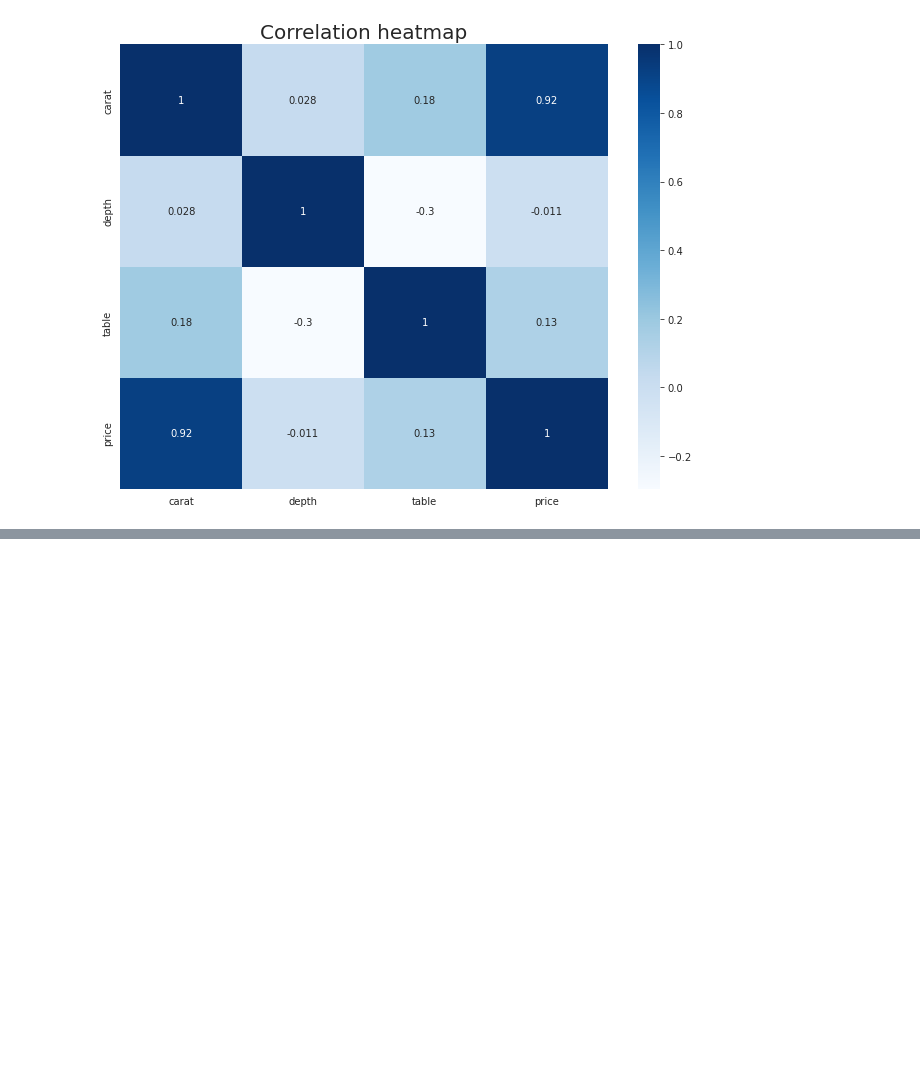
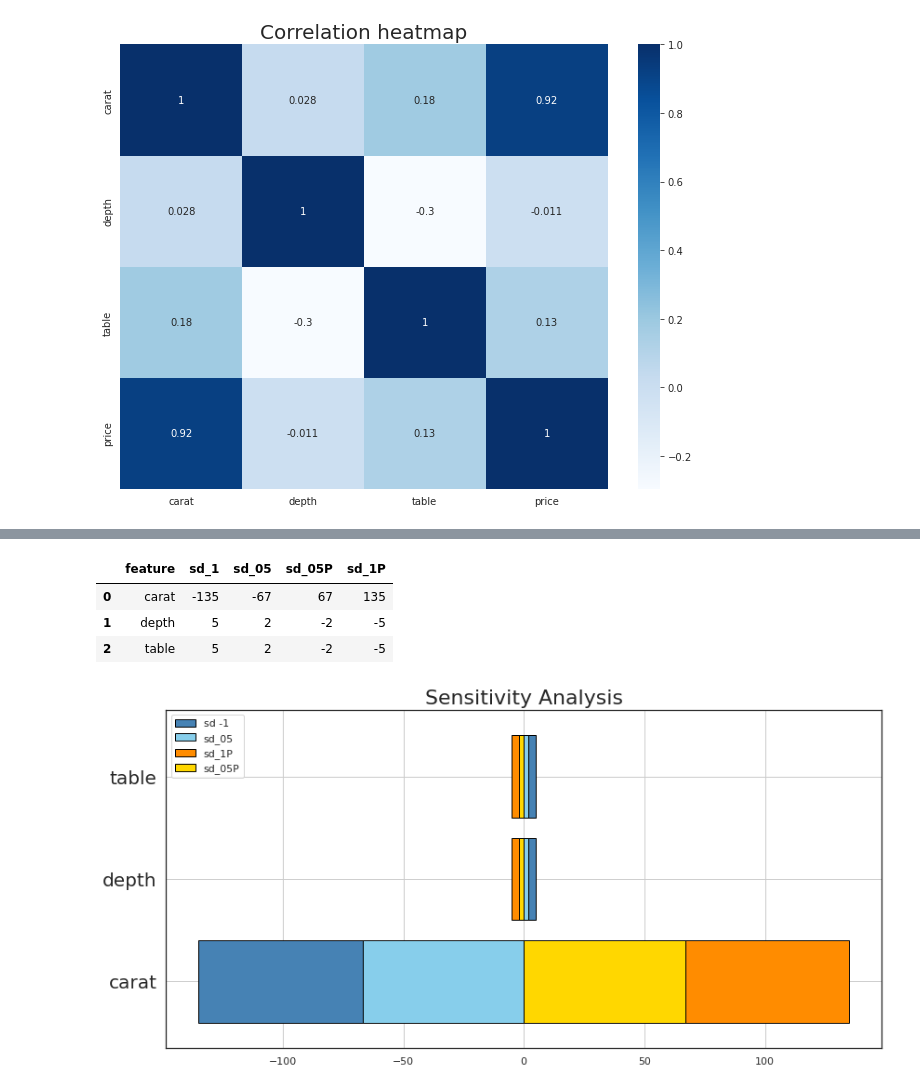
Before and after one commit to castorgit/Analytics_for_Retail, a Jupyter notebook: 09_Sensitivity_Analysis/01_Diamonds_sensitivity_analysis.ipynb, the cells around one changed output, grey strips where cells are left out. Saved outputs shown, nothing was run; the diff lists cells and outputs as text; code cells hidden in the pictures; blank space fills up the shorter version.

```diff
--- a/09_Sensitivity_Analysis/01_Diamonds_sensitivity_analysis.ipynb
+++ b/09_Sensitivity_Analysis/01_Diamonds_sensitivity_analysis.ipynb
@@ -207,0 +209,20 @@ b.shape
+# %%
+#4 predictions per feature
+t_sd = [-1,-0.5,0.5,1]
+sensitivity = pd.DataFrame(columns=['feature', 'sd_1', 'sd_05', 'sd_05P', 'sd_1P'])
+i=0
+for f in ['carat', 'depth', 'table']:
+    y_hat_f = []
+    for s in t_sd:
+        m_f = medians.copy()
+        m_f[i] = m_f[i] + sd[i] * s
+        print(i, f,s, m_f)
+        X_tmp = np.asarray(m_f)
+        X_tmp = np.expand_dims(X_tmp, axis=0)
+        t = regr.predict(X_tmp)
+        y_hat_f.append(t)
+    i = i +1
+
+    l = np.asarray(y_hat_f)
+    l = l.reshape(4,)
+    sensitivity.loc[len(sensitivity.index)] = [f] + list(l)
@@ -207,0 +242,29 @@ b.shape
+# %%
+y_hat_median = y_hat_median.reshape(1)
+for f in ['sd_1', 'sd_05', 'sd_05P', 'sd_1P']:
+   sensitivity[f] = (((sensitivity[f] - y_hat_median ) / y_hat_median)*100).astype(int)
+# %%
+sensitivity
+# %% [output]
+|  | feature | sd_1 | sd_05 | sd_05P | sd_1P |
+| 0 | carat | -135 | -67 | 67 | 135 |
+| 1 | depth | 5 | 2 | -2 | -5 |
+| 2 | table | 5 | 2 | -2 | -5 |
+# %%
+tab = sensitivity
+
+fig, ax = plt.subplots(figsize=(12,6))
+
+tab.sd_1.plot(ax=ax, kind='barh', color = 'steelblue', stacked=True ,
+              label='sd -1', width=0.8,  edgecolor = "black")
+tab.sd_05.plot(ax=ax, kind='barh', color= 'skyblue', stacked=True,  width=0.8,  edgecolor = "black")
+tab.sd_1P.plot(ax=ax, kind='barh', color= 'darkorange', stacked=True ,  width=0.8,  edgecolor = "black")
+tab.sd_05P.plot(ax=ax, kind='barh', color='gold', stacked=True ,  width=0.8,  edgecolor = "black")
+ax.set_yticklabels(['carat','depth', 'table'], size = 20)
+ax.set_label
+plt.title('Sensitivity Analysis', size=22)
+plt.legend(loc="upper left")
+plt.grid()
+plt.show()
+# %% [output]
+[figure, added]
```
Also changed, not shown: parts of 21 cells of this notebook.
